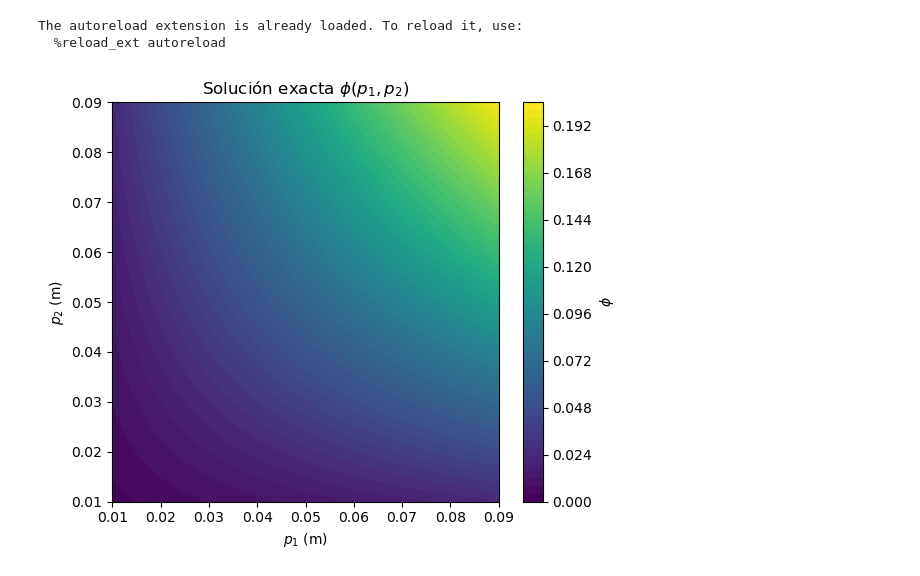
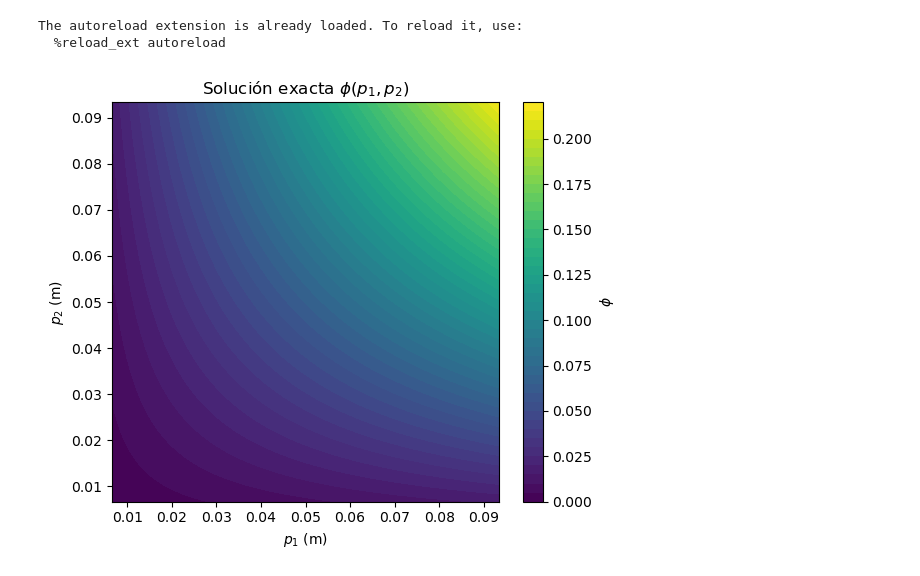
Before and after one commit to oscar-rincon/curso_bem, a Jupyter notebook: proyecto/helmholtz_interior.ipynb, the cells around one changed output. Drawn from its saved outputs; the diff is of its cells as text; code cells hidden in the pictures.

```diff
--- a/proyecto/helmholtz_interior.ipynb
+++ b/proyecto/helmholtz_interior.ipynb
@@ -78,35 +78,35 @@ The autoreload extension is already loaded. To reload it, use:
 k = 7.31    # número de onda
 # Parámetros del dominio
 L = 0.1            # Longitud del lado del cuadrado
-n_per_side = 10    # Número de elementos por lado
+n_per_side = 15    # Número de elementos por lado
 h = L / n_per_side
 
 # Definir solución exacta
 def phi(p1, p2):
     factor = k / np.sqrt(2)
     return np.sin(factor * p1) * np.sin(factor * p2)
 
 # Crear una malla del dominio [0, 0.1] x [0, 0.1]
 L = 0.1
 n = 100
 p1_vals = np.linspace(h, L-h, n)
 p2_vals = np.linspace(h, L-h, n)
 P1, P2 = np.meshgrid(p1_vals, p2_vals)
 
 # Evaluar phi en la malla
 Phi = phi(P1, P2)
 
 # Graficar
 plt.figure(figsize=(6, 5))
 contour = plt.contourf(P1, P2, Phi, levels=50, cmap='viridis')
 plt.title(r'Solución exacta $\phi(p_1, p_2)$')
 plt.xlabel('$p_1$ (m)')
 plt.ylabel('$p_2$ (m)')
 plt.colorbar(contour, label=r'$\phi$')
 plt.tight_layout()
 plt.show()
 # %% [output]
-[figure, old version]
+[figure, new version]
 # %%
 
 
```
Also changed, not shown: parts of 4 cells of this notebook, 3 other files.
